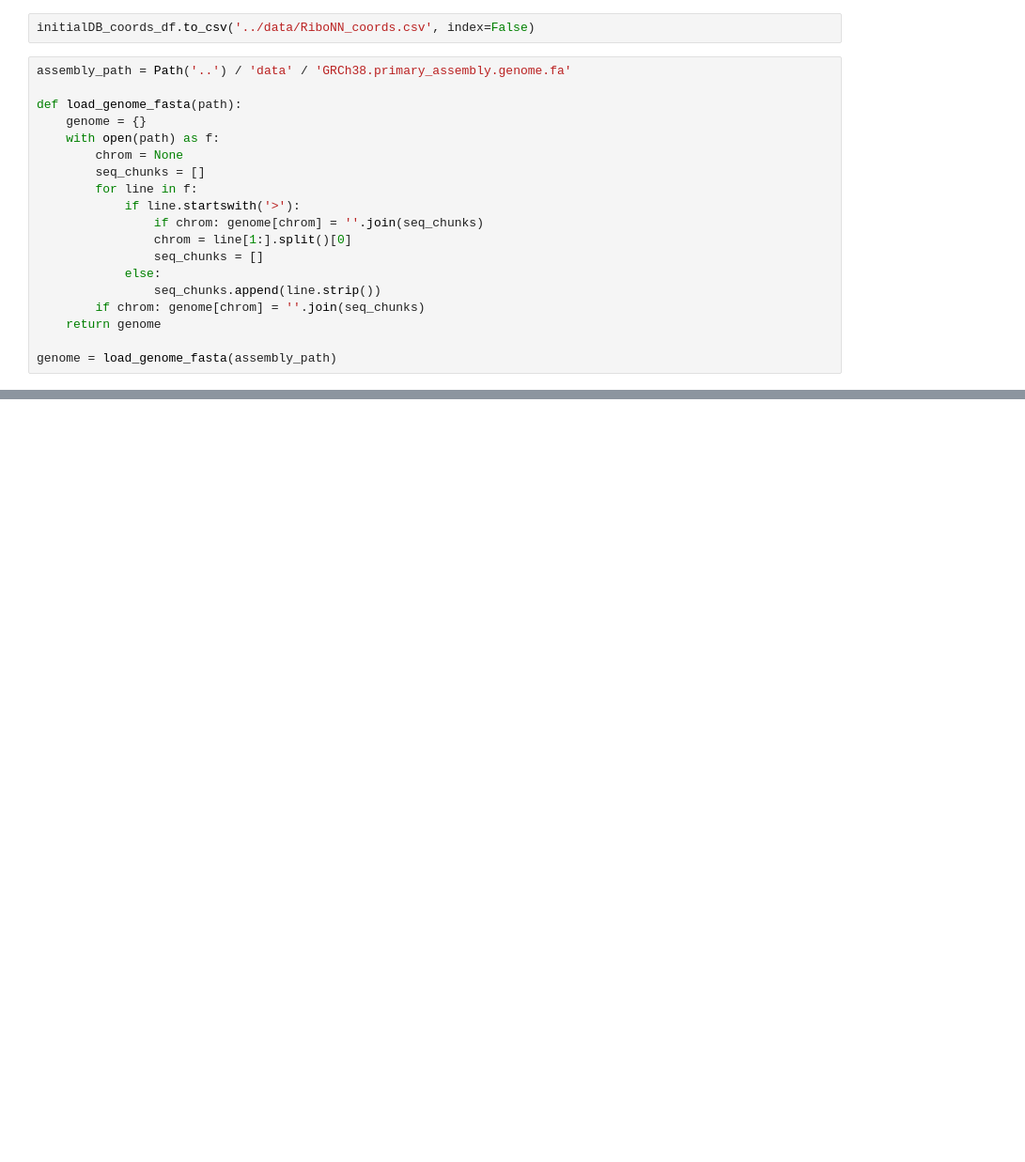
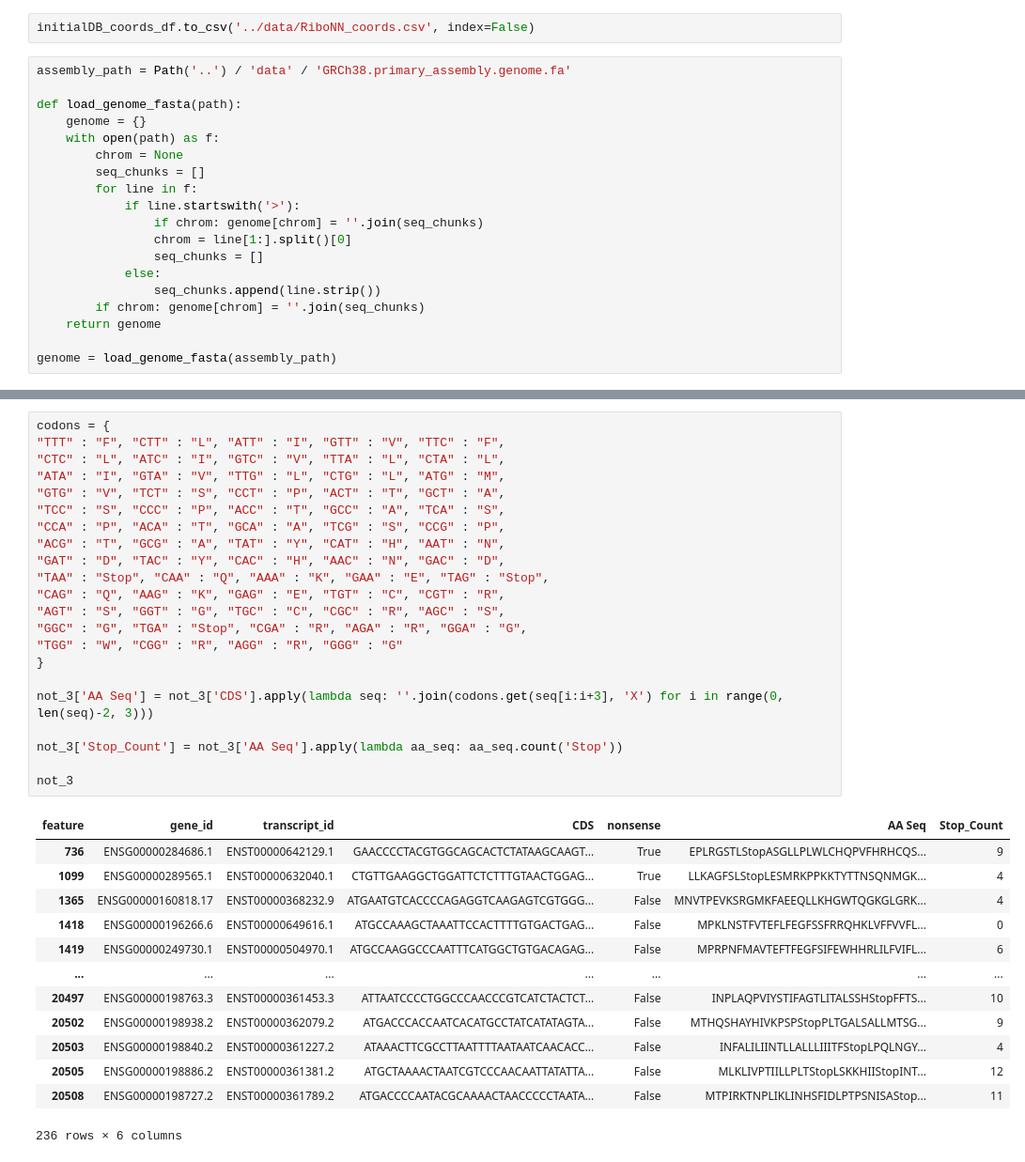
Before and after one commit to mxiimy/Predicting-Tissue-Specific-UTR, a Jupyter notebook: notebooks/initialDB.ipynb, the cells around one changed output, grey strips where cells are left out. Shown at 94% size. Saved outputs shown, nothing was run; the diff lists cells and outputs as text; blank space fills up the shorter version.

```diff
--- a/notebooks/initialDB.ipynb
+++ b/notebooks/initialDB.ipynb
@@ -323,0 +375,36 @@ Missing neither codon: 0
+# %%
+codons = {
+"TTT" : "F", "CTT" : "L", "ATT" : "I", "GTT" : "V", "TTC" : "F",
+"CTC" : "L", "ATC" : "I", "GTC" : "V", "TTA" : "L", "CTA" : "L",
+"ATA" : "I", "GTA" : "V", "TTG" : "L", "CTG" : "L", "ATG" : "M",
+"GTG" : "V", "TCT" : "S", "CCT" : "P", "ACT" : "T", "GCT" : "A",
+"TCC" : "S", "CCC" : "P", "ACC" : "T", "GCC" : "A", "TCA" : "S",
+"CCA" : "P", "ACA" : "T", "GCA" : "A", "TCG" : "S", "CCG" : "P",
+"ACG" : "T", "GCG" : "A", "TAT" : "Y", "CAT" : "H", "AAT" : "N",
+"GAT" : "D", "TAC" : "Y", "CAC" : "H", "AAC" : "N", "GAC" : "D",
+"TAA" : "Stop", "CAA" : "Q", "AAA" : "K", "GAA" : "E", "TAG" : "Stop",
+"CAG" : "Q", "AAG" : "K", "GAG" : "E", "TGT" : "C", "CGT" : "R",
+"AGT" : "S", "GGT" : "G", "TGC" : "C", "CGC" : "R", "AGC" : "S",
+"GGC" : "G", "TGA" : "Stop", "CGA" : "R", "AGA" : "R", "GGA" : "G",
+"TGG" : "W", "CGG" : "R", "AGG" : "R", "GGG" : "G"
+}
+
+not_3['AA Seq'] = not_3['CDS'].apply(lambda seq: ''.join(codons.get(seq[i:i+3], 'X') for i in range(0, len(seq)-2, 3)))
+
+not_3['Stop_Count'] = not_3['AA Seq'].apply(lambda aa_seq: aa_seq.count('Stop'))
+
+not_3
+# %% [output]
+| feature | gene_id | transcript_id | CDS | nonsense | AA Seq | Stop_Count |
+| 736 | ENSG00000284686.1 | ENST00000642129.1 | GAACCCCTACGTGGCAGCACTCTATAAGCAAGT... | True | EPLRGSTLStopASGLLPLWLCHQPVFHRHCQS... | 9 |
+| 1099 | ENSG00000289565.1 | ENST00000632040.1 | CTGTTGAAGGCTGGATTCTCTTTGTAACTGGAG... | True | LLKAGFSLStopLESMRKPPKKTYTTNSQNMGK... | 4 |
+| 1365 | ENSG00000160818.17 | ENST00000368232.9 | ATGAATGTCACCCCAGAGGTCAAGAGTCGTGGG... | False | MNVTPEVKSRGMKFAEEQLLKHGWTQGKGLGRK... | 4 |
+| 1418 | ENSG00000196266.6 | ENST00000649616.1 | ATGCCAAAGCTAAATTCCACTTTTGTGACTGAG... | False | MPKLNSTFVTEFLFEGFSSFRRQHKLVFFVVFL... | 0 |
+| 1419 | ENSG00000249730.1 | ENST00000504970.1 | ATGCCAAGGCCCAATTTCATGGCTGTGACAGAG... | False | MPRPNFMAVTEFTFEGFSIFEWHHRLILFVIFL... | 6 |
+| ... | ... | ... | ... | ... | ... | ... |
+| 20497 | ENSG00000198763.3 | ENST00000361453.3 | ATTAATCCCCTGGCCCAACCCGTCATCTACTCT... | False | INPLAQPVIYSTIFAGTLITALSSHStopFFTS... | 10 |
+| 20502 | ENSG00000198938.2 | ENST00000362079.2 | ATGACCCACCAATCACATGCCTATCATATAGTA... | False | MTHQSHAYHIVKPSPStopPLTGALSALLMTSG... | 9 |
+| 20503 | ENSG00000198840.2 | ENST00000361227.2 | ATAAACTTCGCCTTAATTTTAATAATCAACACC... | False | INFALILIINTLLALLLIIITFStopLPQLNGY... | 4 |
+| 20505 | ENSG00000198886.2 | ENST00000361381.2 | ATGCTAAAACTAATCGTCCCAACAATTATATTA... | False | MLKLIVPTIILLPLTStopLSKKHIIStopINT... | 12 |
+| 20508 | ENSG00000198727.2 | ENST00000361789.2 | ATGACCCCAATACGCAAAACTAACCCCCTAATA... | False | MTPIRKTNPLIKLINHSFIDLPTPSNISAStop... | 11 |
+236 rows × 6 columns
```
Also changed, not shown: parts of 13 cells of this notebook.
